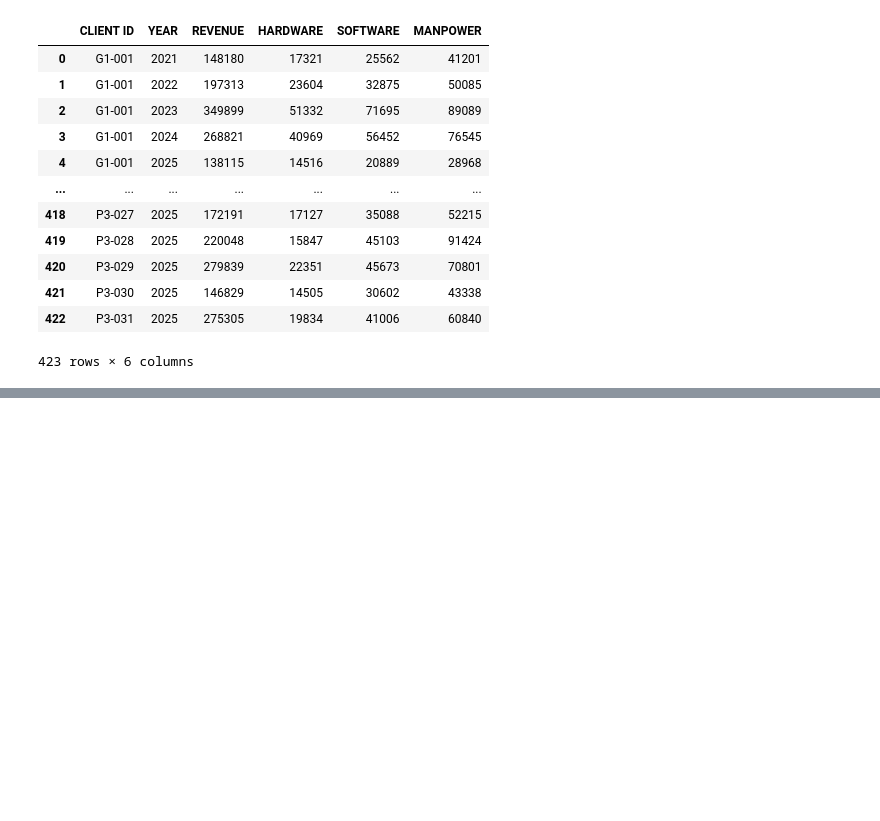
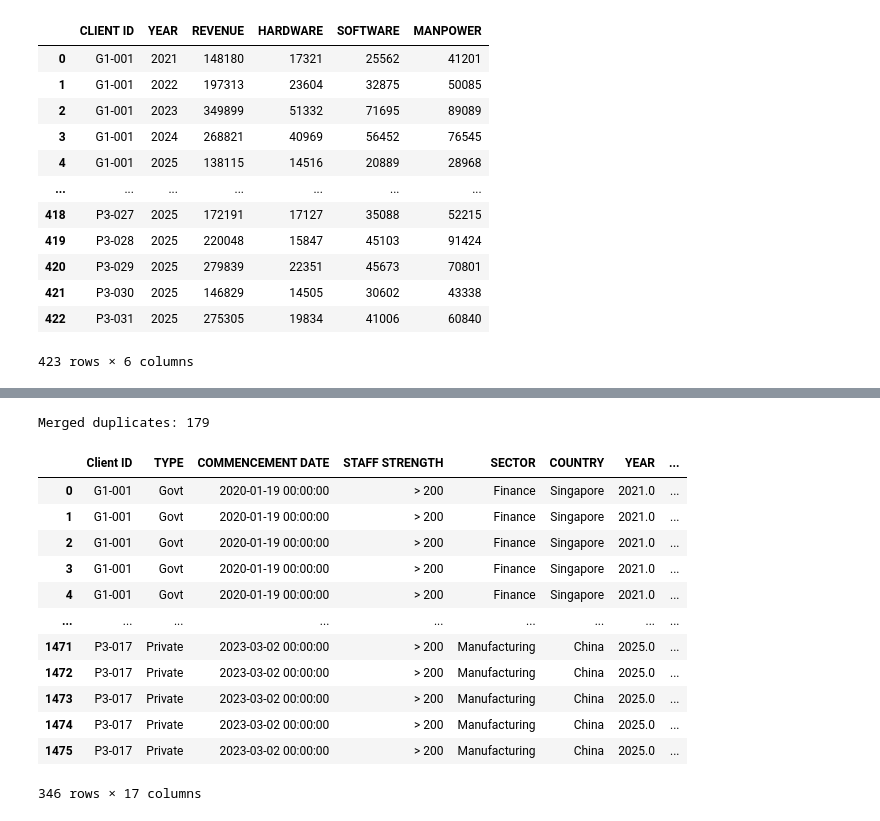
Before and after one commit to noodlebatteries124/DAVI-CA2, a Jupyter notebook: DAVICA2.ipynb, the cells around one changed output, grey strips where cells are left out. Drawn from its saved outputs; the diff is of its cells as text; code cells hidden in the pictures; blank space fills up the shorter version.

```diff
--- a/DAVICA2.ipynb
+++ b/DAVICA2.ipynb
@@ -112,0 +229,18 @@ df
+# %%
+print("Merged duplicates:", df.duplicated().sum())
+df[df.duplicated(keep=False)]
+# %% [output]
+Merged duplicates: 179
+|  | Client ID | TYPE | COMMENCEMENT DATE | STAFF STRENGTH | SECTOR | COUNTRY | YEAR | ... |
+| 0 | G1-001 | Govt | 2020-01-19 00:00:00 | > 200 | Finance | Singapore | 2021.0 | ... |
+| 1 | G1-001 | Govt | 2020-01-19 00:00:00 | > 200 | Finance | Singapore | 2021.0 | ... |
+| 2 | G1-001 | Govt | 2020-01-19 00:00:00 | > 200 | Finance | Singapore | 2021.0 | ... |
+| 3 | G1-001 | Govt | 2020-01-19 00:00:00 | > 200 | Finance | Singapore | 2021.0 | ... |
+| 4 | G1-001 | Govt | 2020-01-19 00:00:00 | > 200 | Finance | Singapore | 2021.0 | ... |
+| ... | ... | ... | ... | ... | ... | ... | ... | ... |
+| 1471 | P3-017 | Private | 2023-03-02 00:00:00 | > 200 | Manufacturing | China | 2025.0 | ... |
+| 1472 | P3-017 | Private | 2023-03-02 00:00:00 | > 200 | Manufacturing | China | 2025.0 | ... |
+| 1473 | P3-017 | Private | 2023-03-02 00:00:00 | > 200 | Manufacturing | China | 2025.0 | ... |
+| 1474 | P3-017 | Private | 2023-03-02 00:00:00 | > 200 | Manufacturing | China | 2025.0 | ... |
+| 1475 | P3-017 | Private | 2023-03-02 00:00:00 | > 200 | Manufacturing | China | 2025.0 | ... |
+346 rows × 17 columns
```
Also changed, not shown: parts of 9 cells of this notebook, 1 other file.
